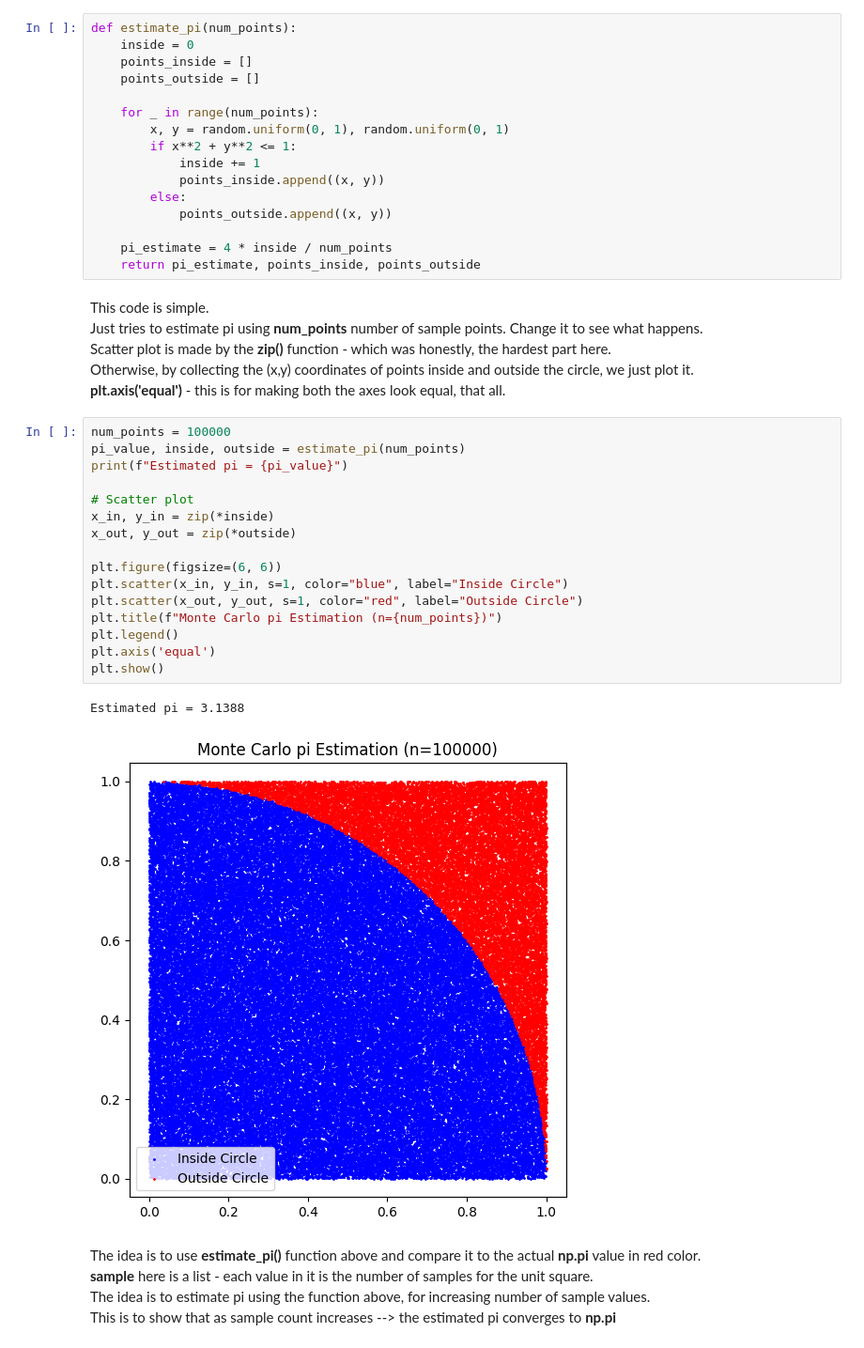
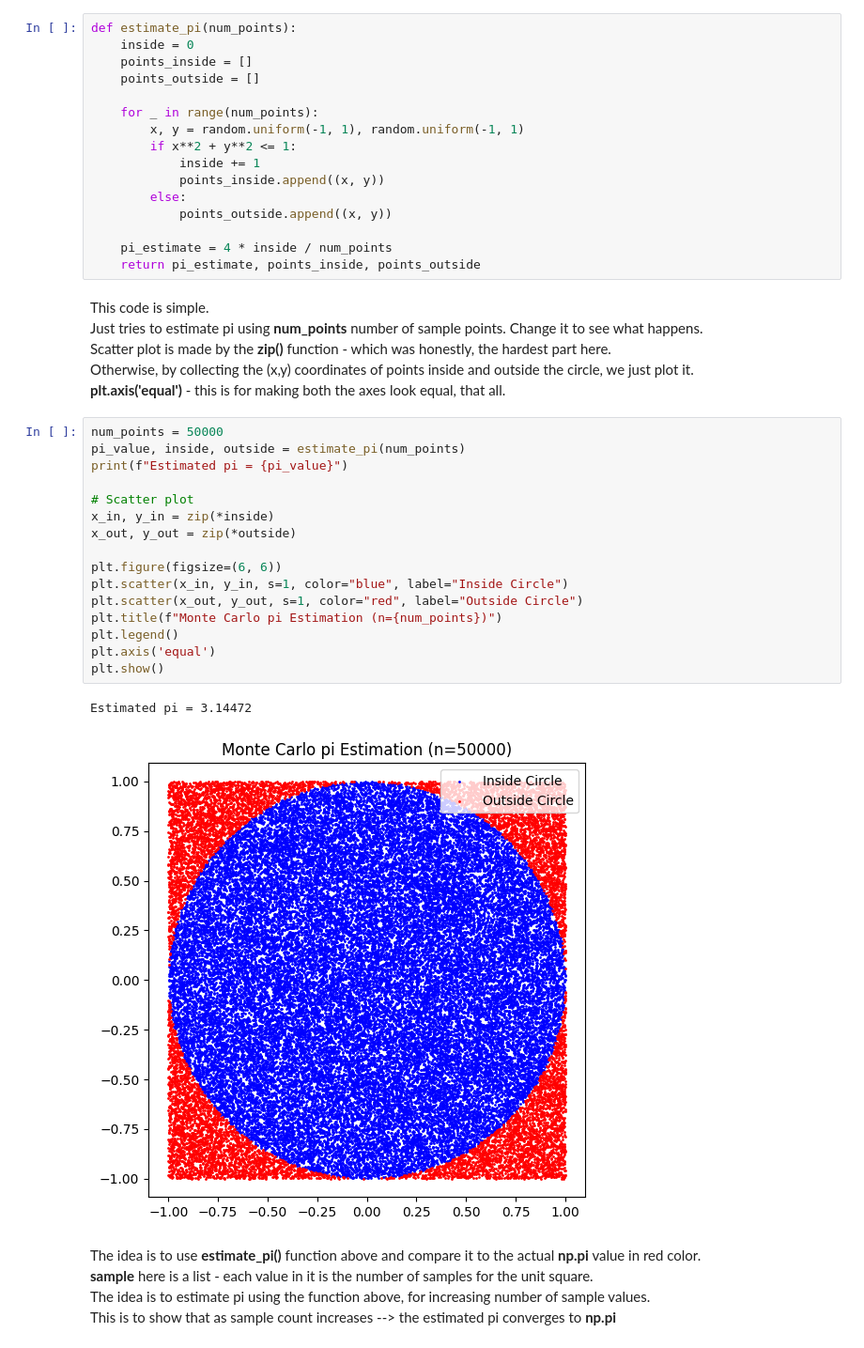
Before and after one commit to skntrl/monte-carlo-simulations, a Jupyter notebook: monte_carlo_pi_estimation.ipynb, the cells around one changed output. Shown at 94% size. Saved outputs shown, nothing was run; the diff lists cells and outputs as text.

Commit message:
refactor: estimate_pi() function to make circle centered at origin
Makes the graph for scatter plot look much better

```diff
--- a/monte_carlo_pi_estimation.ipynb
+++ b/monte_carlo_pi_estimation.ipynb
@@ -19,7 +19,7 @@ def estimate_pi(num_points):
     points_outside = []
 
     for _ in range(num_points):
-        x, y = random.uniform(0, 1), random.uniform(0, 1)
+        x, y = random.uniform(-1, 1), random.uniform(-1, 1)
         if x**2 + y**2 <= 1:
             inside += 1
             points_inside.append((x, y))
@@ -35,24 +35,24 @@ Scatter plot is made by the **zip()** function - which was honestly, the hardest
 Otherwise, by collecting the (x,y) coordinates of points inside and outside the circle, we just plot it.
 **plt.axis('equal')** - this is for making both the axes look equal, that all.
 # %%
-num_points = 100000
+num_points = 50000
 pi_value, inside, outside = estimate_pi(num_points)
 print(f"Estimated pi = {pi_value}")
 
 # Scatter plot
 x_in, y_in = zip(*inside)
 x_out, y_out = zip(*outside)
 
 plt.figure(figsize=(6, 6))
 plt.scatter(x_in, y_in, s=1, color="blue", label="Inside Circle")
 plt.scatter(x_out, y_out, s=1, color="red", label="Outside Circle")
 plt.title(f"Monte Carlo pi Estimation (n={num_points})")
 plt.legend()
 plt.axis('equal')
 plt.show()
 # %% [output]
-Estimated pi = 3.1388
+Estimated pi = 3.14472
-[figure, old version]
+[figure, new version]
 # %% [markdown]
 The idea is to use **estimate_pi()** function above and compare it to the actual **np.pi** value in red color.
 **sample** here is a list - each value in it is the number of samples for the unit square.
```
Also changed, not shown: parts of 1 cell of this notebook.
